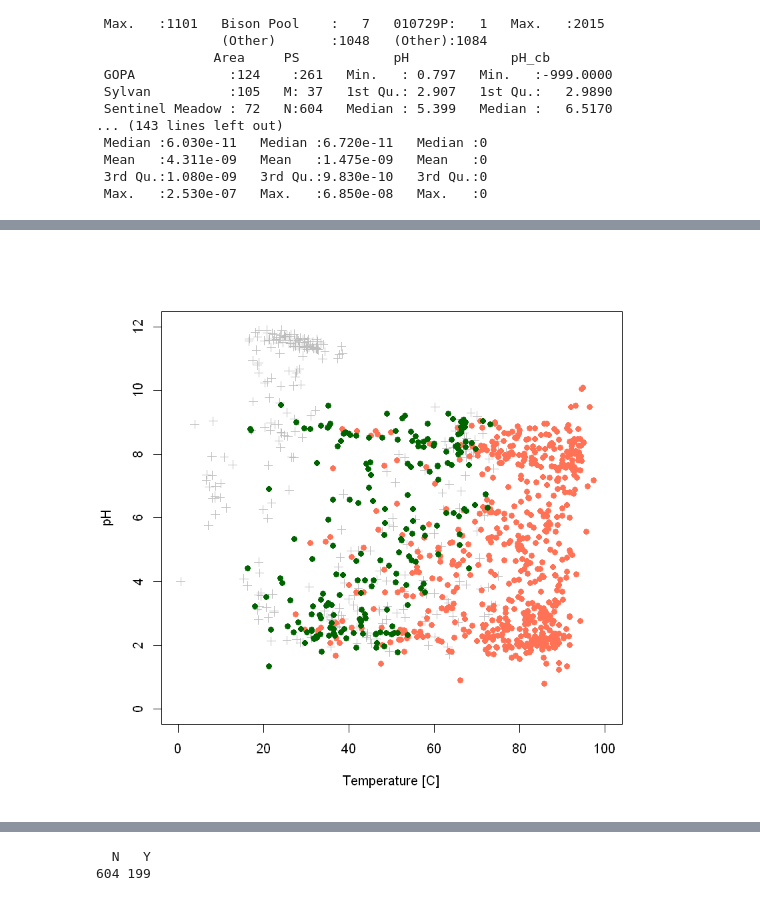
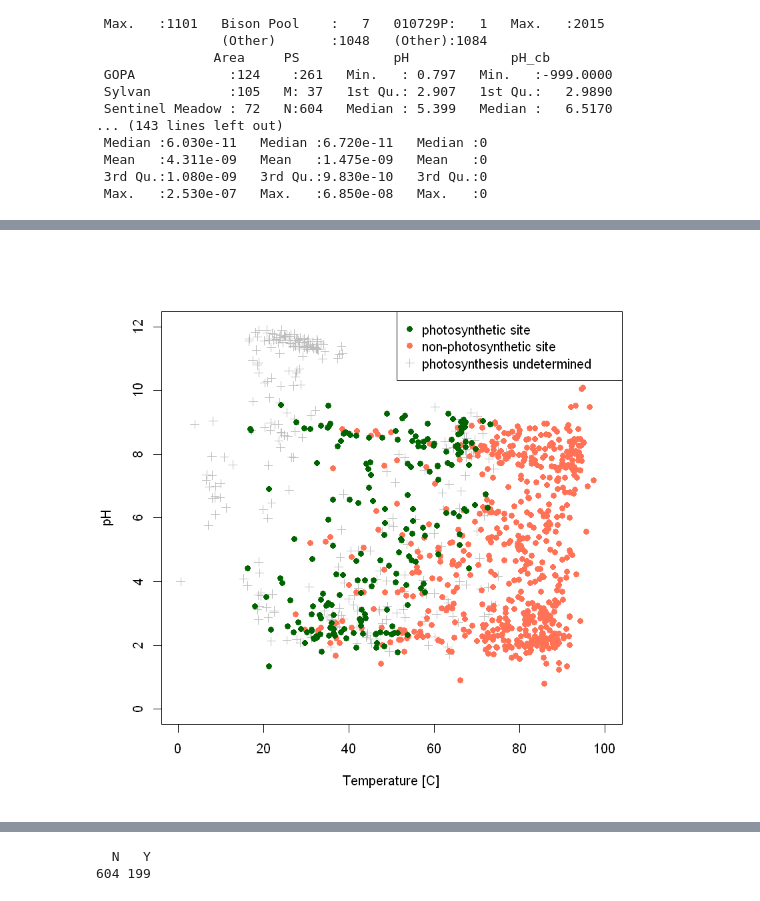
Before and after one commit to gmboyer/HydrothermalPhotosynthesis, a Jupyter notebook: HydrothermalPhotosynthesis.ipynb, the cells around one changed output, grey strips where cells are left out. Drawn from its saved outputs; the diff is of its cells as text; code cells hidden in the pictures.

```diff
--- a/HydrothermalPhotosynthesis.ipynb
+++ b/HydrothermalPhotosynthesis.ipynb
@@ -118,10 +67,13 @@ hist(log10(allsites$HS.))
 # %%
 Ysites <- allsites[allsites$PS == "Y",]
 Nsites <- allsites[allsites$PS == "N",]
 Msites <- allsites[allsites$PS != "Y" & allsites$PS != "N",]
 
-plot(Msites$Temperature, Msites$pH, ylim = c(0, 12), xlim = c(0, 100), ylab = "pH", xlab = "Temperature [C]", pch = 3, col = "gray")
+plot(Msites$Temperature, Msites$pH, ylim = c(0, 12), xlim = c(0, 100), ylab = "pH",
+     xlab = "Temperature [C]", pch = 3, col = "gray", main = "")
 points(Nsites$Temperature, Nsites$pH, pch = 19, col = "coral1")
 points(Ysites$Temperature, Ysites$pH, pch = 19, col = "darkgreen")
+legend("topright", legend=c("photosynthetic site", "non-photosynthetic site", "photosynthesis undetermined"),
+       pch = c(19, 19, 3), col = c("darkgreen", "coral1", "gray"))
 # %% [output]
-[figure, old version]
+[figure, new version]
```
Also changed, not shown: parts of 18 cells of this notebook.
